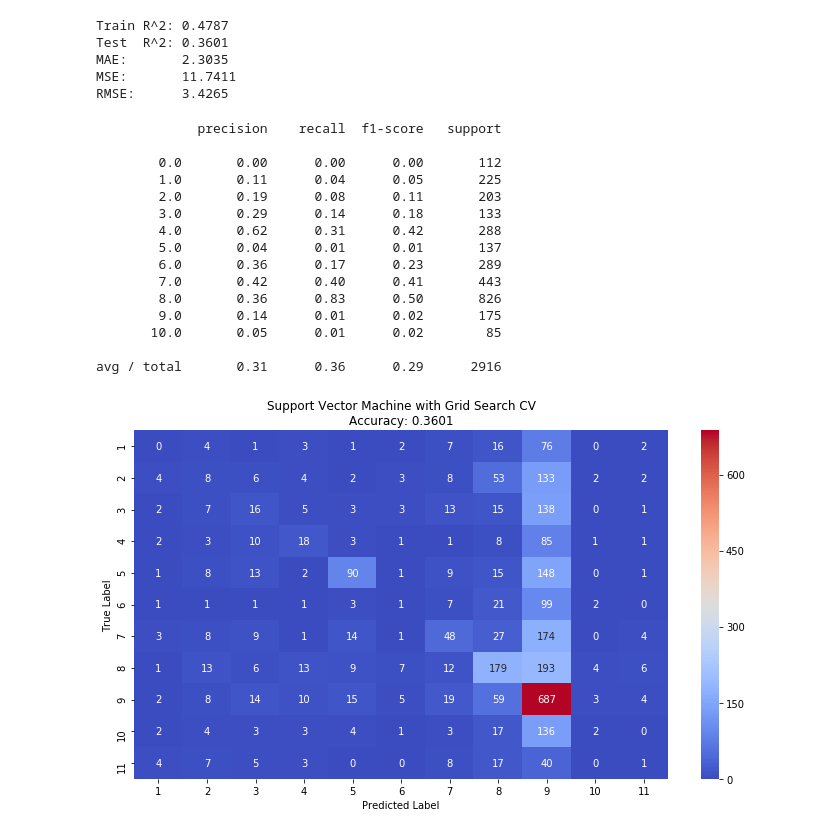
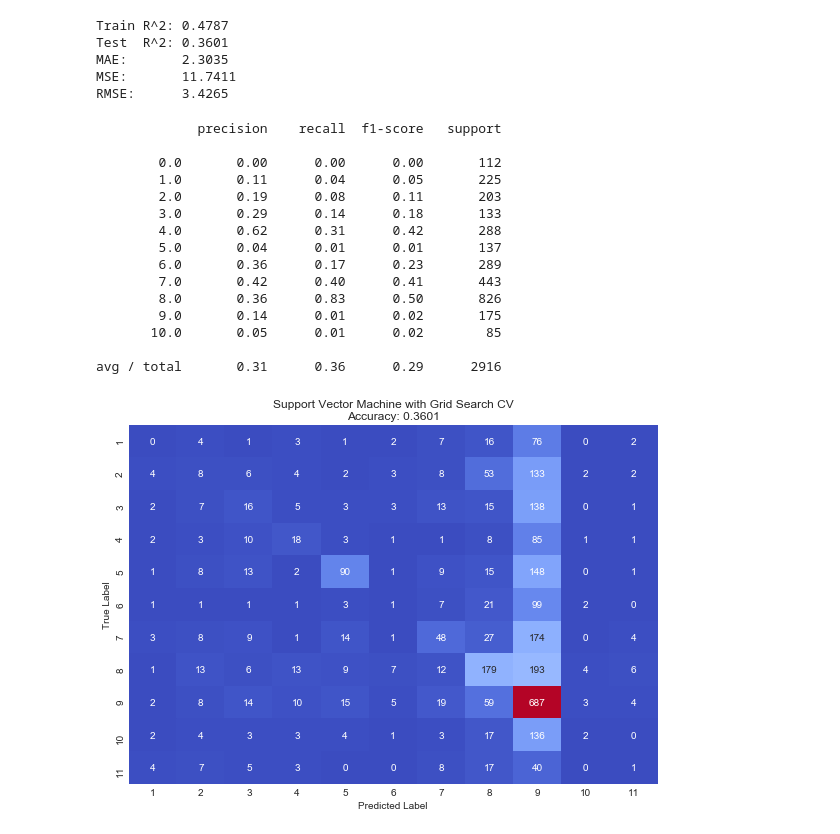
Before and after one commit to cyaris/charities_in_the_united_states, a Jupyter notebook: Support Vector Machines with US Charities.ipynb, the cells around one changed output. Cells and saved outputs as stored; diff of their text form; code cells hidden in the pictures.

```diff
--- a/Support Vector Machines with US Charities.ipynb
+++ b/Support Vector Machines with US Charities.ipynb
@@ -204,0 +211,7 @@ avg / total       0.54      0.57      0.48      2916
+# %%
+sns.set_style('darkgrid')
+
+title = 'Validation Curve with SVC, C Parameter'
+plot_validation_curve(SVC(), 'C', title, X_train_scaled, y_train, cv = 3)
+title = 'Validation Curve with SVC, gamma Parameter'
+plot_validation_curve(SVC(), 'gamma', title, X_train_scaled, y_train, cv = 3)
@@ -360,0 +378,7 @@ avg / total       0.28      0.33      0.23      2916
+# %%
+sns.set_style('darkgrid')
+
+title = 'Validation Curve with SVC, C Parameter'
+plot_validation_curve(SVC(), 'C', title, X_train_scaled, y_train, cv = 3)
+title = 'Validation Curve with SVC, gamma Parameter'
+plot_validation_curve(SVC(), 'gamma', title, X_train_scaled, y_train, cv = 3)
@@ -397,29 +424,30 @@ RMSE:      3.4265
 # %%
 print(metrics.classification_report(y_test, grid_pred))
 
-df_cm = pd.DataFrame(metrics.confusion_matrix(y_test, grid_pred), index = [i for i in range(1, 12)],
-                  columns = [i for i in range(1, 12)])
+df_cm = pd.DataFrame(metrics.confusion_matrix(y_test, grid_pred),
+                     index = [i for i in range(1, 12)],
+                     columns = [i for i in range(1, 12)])
 
-plt.figure(figsize = (10, 6))
-sns.heatmap(df_cm, annot = True, fmt = 'g', cmap = 'coolwarm')
+plt.figure(figsize = (8, 6))
+sns.heatmap(df_cm, annot = True, fmt = 'g', cbar = False, cmap = 'coolwarm')
 plt.title('Support Vector Machine with Grid Search CV\nAccuracy: {0:.4f}'.format(metrics.accuracy_score(y_test, grid_pred)))
 plt.ylabel('True Label')
 plt.xlabel('Predicted Label');
 plt.tight_layout()
 # %% [output]
              precision    recall  f1-score   support
 
         0.0       0.00      0.00      0.00       112
         1.0       0.11      0.04      0.05       225
         2.0       0.19      0.08      0.11       203
         3.0       0.29      0.14      0.18       133
         4.0       0.62      0.31      0.42       288
         5.0       0.04      0.01      0.01       137
         6.0       0.36      0.17      0.23       289
         7.0       0.42      0.40      0.41       443
         8.0       0.36      0.83      0.50       826
         9.0       0.14      0.01      0.02       175
        10.0       0.05      0.01      0.02        85
 
 avg / total       0.31      0.36      0.29      2916
-[figure, old version]
+[figure, new version]
```
Also changed, not shown: parts of 6 cells of this notebook, 1 other file.
